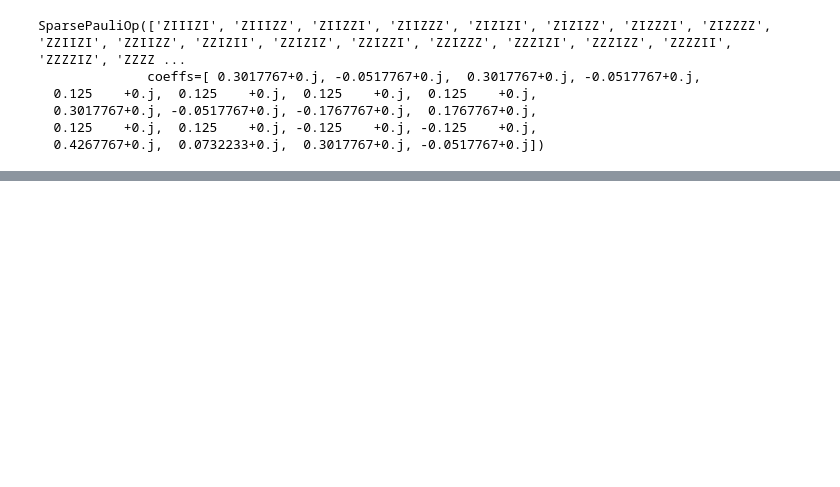
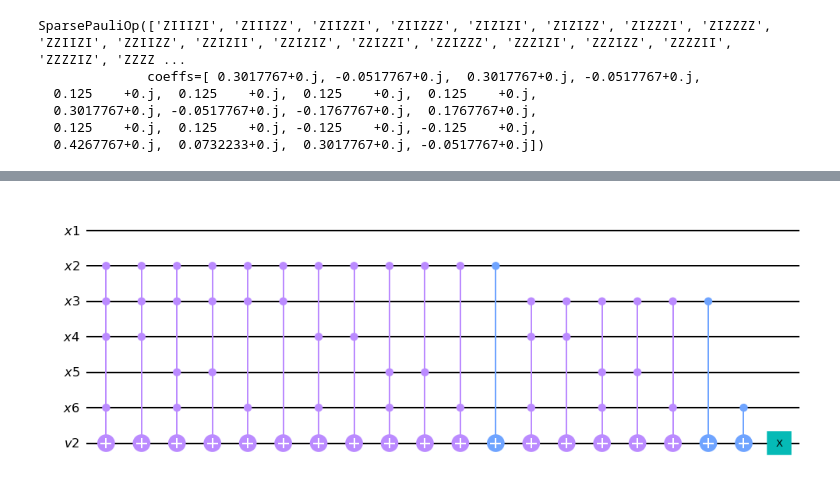
Before and after one commit to nekomorphism/binary-octohedral-group, a Jupyter notebook: bo-trace-circ.ipynb, the cells around one changed output, grey strips where cells are left out. Saved outputs shown, nothing was run; the diff lists cells and outputs as text; code cells hidden in the pictures; blank space fills up the shorter version.

```diff
--- a/bo-trace-circ.ipynb
+++ b/bo-trace-circ.ipynb
@@ -80,0 +182,26 @@ trace_ham
+# %%
+squishv2 = QuantumCircuit(x1,x2,x3,x4,x5,x6,v2, name=" [Squish v2] ")
+squishv2.mcx([x2,x3,x4,x6],v2)
+squishv2.mcx([x2,x3,x4],v2)
+squishv2.mcx([x2,x3,x5,x6],v2)
+squishv2.mcx([x2,x3,x5],v2)
+squishv2.mcx([x2,x3,x6],v2)
+squishv2.mcx([x2,x3],v2)
+squishv2.mcx([x2,x4,x6],v2)
+squishv2.mcx([x2,x4],v2)
+squishv2.mcx([x2,x5,x6],v2)
+squishv2.mcx([x2,x5],v2)
+squishv2.mcx([x2,x6],v2)
+squishv2.mcx([x2],v2)
+squishv2.mcx([x3,x4,x6],v2)
+squishv2.mcx([x3,x4],v2)
+squishv2.mcx([x3,x5,x6],v2)
+squishv2.mcx([x3,x5],v2)
+squishv2.mcx([x3,x6],v2)
+squishv2.mcx([x3],v2)
+squishv2.mcx([x6],v2)
+squishv2.x(v2)
+
+squishv2.draw("mpl")
+# %% [output]
+[figure, added]
```
Also changed, not shown: parts of 33 cells of this notebook, 1 other file.
